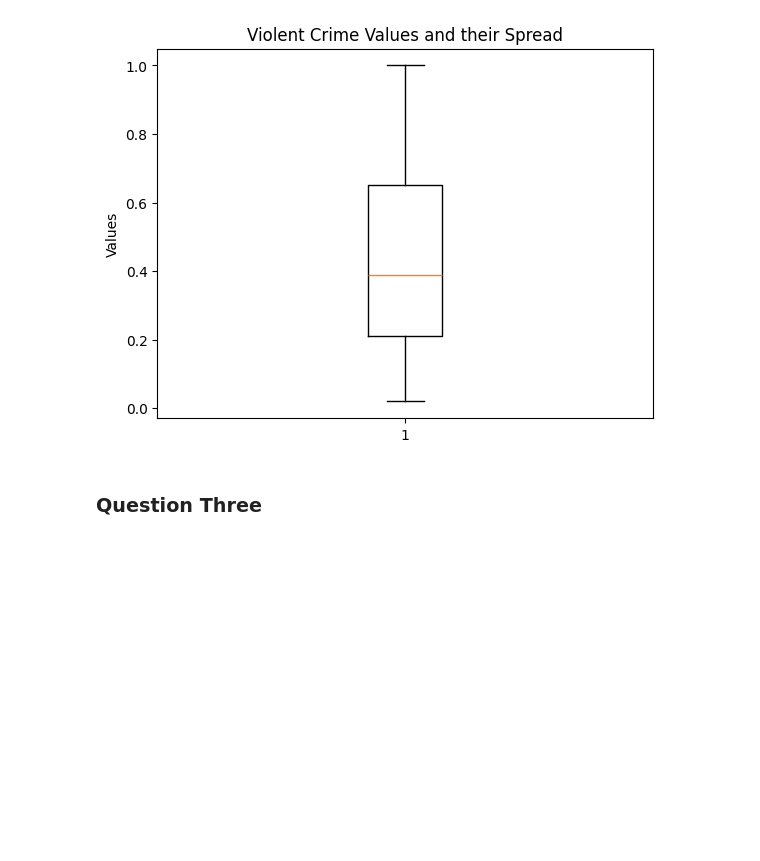
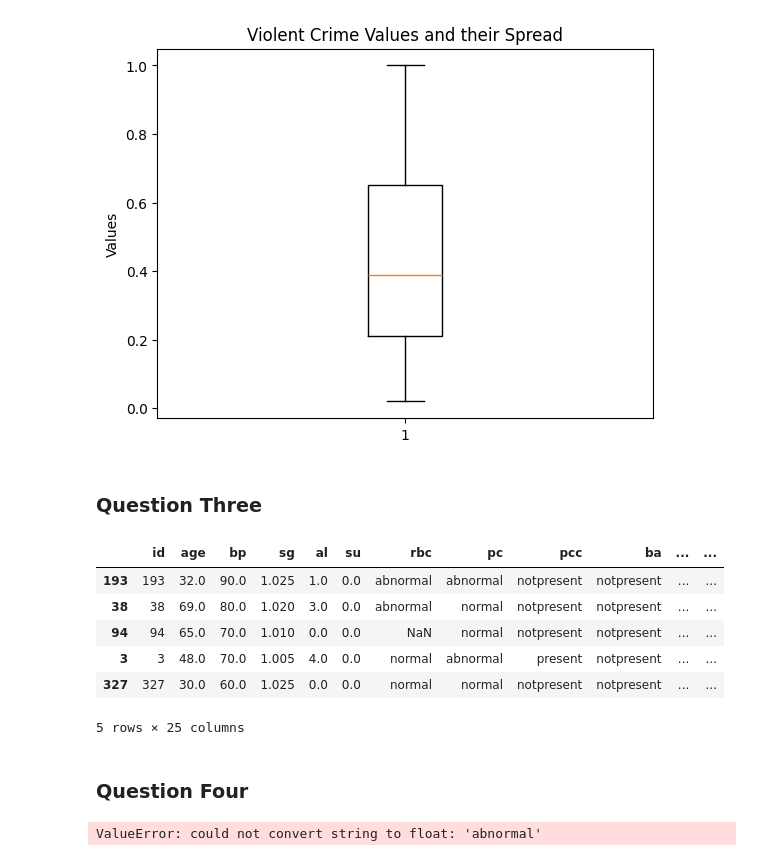
Before and after one commit to jybpan/DATA221AssignmentThreeJYBP, a Jupyter notebook: dataAnalysis.ipynb, the cells around one changed output. Drawn from its saved outputs; the diff is of its cells as text; code cells hidden in the pictures; blank space fills up the shorter version.

Commit message:
Finish question three, progress on question four

```diff
--- a/dataAnalysis.ipynb
+++ b/dataAnalysis.ipynb
@@ -68,15 +68,43 @@ Text(0.5, 1.0, 'Violent Crime Values and their Spread')
 # %%
 #classification --> ckd, notckd
 from sklearn.model_selection import train_test_split
 
 def labelVector(classification):
     if classification == "ckd":
         return 1
     else:
         return 0
 
 X = kidneyData.drop(["classification"], axis=1)
 Y = pd.DataFrame()
 Y["y"] = kidneyData["classification"].apply(labelVector)
 
-x_train= train_test_split(kidneyFeatures, test_size=0.70, train_size=0.30, random_state=21)
+xTrain, xTest, yTrain, yTest = train_test_split(X, Y, test_size=0.70, train_size=0.30, random_state=21)
+
+# An analogy can be used to explain repeated training and testing on the same data:
+# The teacher gives you homework to do, and when exam time comes, the exam is EXACTLY the same as the homework.
+# Are you exactly learning anything from/after the exam? No. Was the exam essentially a waste of time on both your AND the teachers part? Yes.
+# That is exactly what it is like using the same data to train and test a model.
+
+# Using the same analogy, it is like the "final exam" for the model, and it is supposed to test the models performance after the testing, and tuning are complete.
+# %% [output]
+|  | id | age | bp | sg | al | su | rbc | pc | pcc | ba | ... | ... |
+| 193 | 193 | 32.0 | 90.0 | 1.025 | 1.0 | 0.0 | abnormal | abnormal | notpresent | notpresent | ... | ... |
+| 38 | 38 | 69.0 | 80.0 | 1.020 | 3.0 | 0.0 | abnormal | normal | notpresent | notpresent | ... | ... |
+| 94 | 94 | 65.0 | 70.0 | 1.010 | 0.0 | 0.0 | NaN | normal | notpresent | notpresent | ... | ... |
+| 3 | 3 | 48.0 | 70.0 | 1.005 | 4.0 | 0.0 | normal | abnormal | present | notpresent | ... | ... |
+| 327 | 327 | 30.0 | 60.0 | 1.025 | 0.0 | 0.0 | normal | normal | notpresent | notpresent | ... | ... |
+5 rows × 25 columns
+# %% [markdown]
+### Question Four
+# %%
+from sklearn.datasets import make_regression
+from sklearn.neighbors import KNeighborsRegressor
+
+knnRegression = KNeighborsRegressor(n_neighbors=7)
+
+knnRegression.fit(xTrain, yTrain)
+
+yPredictions = knnRegression.predict(xTest)
+# %% [output]
+ValueError: could not convert string to float: 'abnormal'
```
